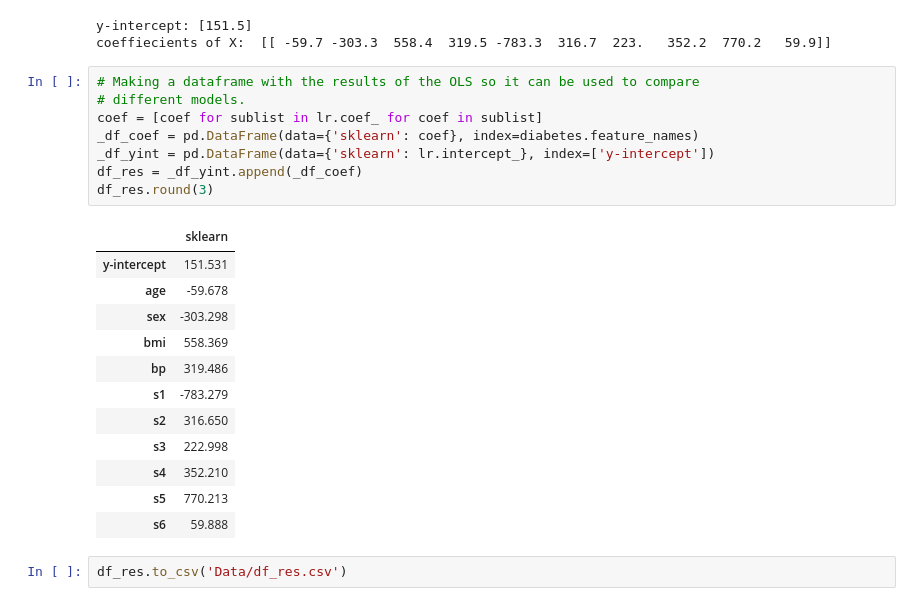
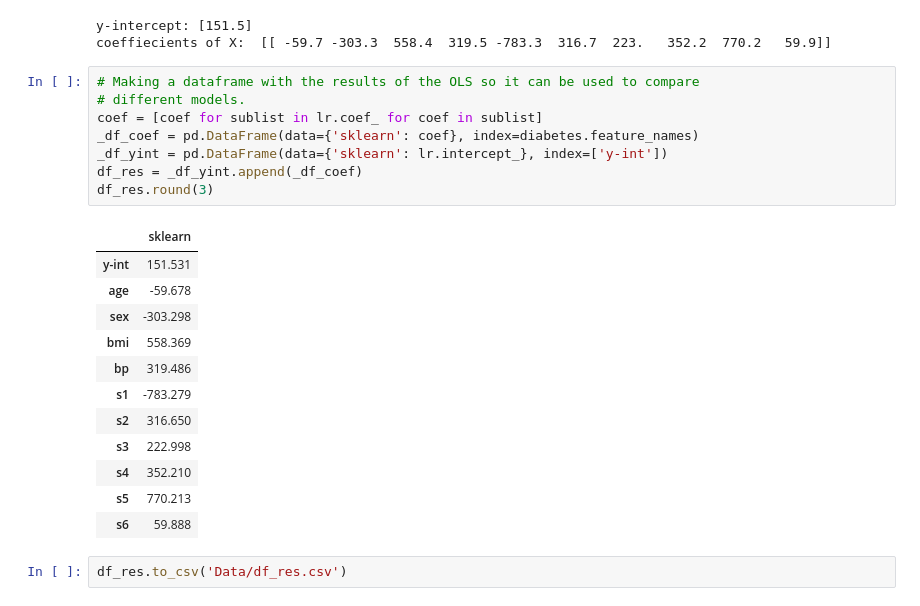
Before and after one commit to snyderjamie/ds-unit-4-diabetes, a Jupyter notebook: 1. Diabetes OLS Analysis - sklearn.ipynb, the cells around one changed output. Saved outputs shown, nothing was run; the diff lists cells and outputs as text.

Commit message:
changed y-intercept to y-int

```diff
--- a/1. Diabetes OLS Analysis - sklearn.ipynb
+++ b/1. Diabetes OLS Analysis - sklearn.ipynb
@@ -383,14 +383,14 @@ coeffiecients of X:  [[ -59.7 -303.3  558.4  319.5 -783.3  316.7  223.   352.2
 # %%
 # Making a dataframe with the results of the OLS so it can be used to compare
 # different models.
 coef = [coef for sublist in lr.coef_ for coef in sublist]
 _df_coef = pd.DataFrame(data={'sklearn': coef}, index=diabetes.feature_names)
-_df_yint = pd.DataFrame(data={'sklearn': lr.intercept_}, index=['y-intercept'])
+_df_yint = pd.DataFrame(data={'sklearn': lr.intercept_}, index=['y-int'])
 df_res = _df_yint.append(_df_coef)
 df_res.round(3)
 # %% [output]
 |  | sklearn |
-| y-intercept | 151.531 |
+| y-int | 151.531 |
 | age | -59.678 |
 | sex | -303.298 |
 | bmi | 558.369 |
```
Also changed, not shown: parts of 1 cell of this notebook, 1 other file.
